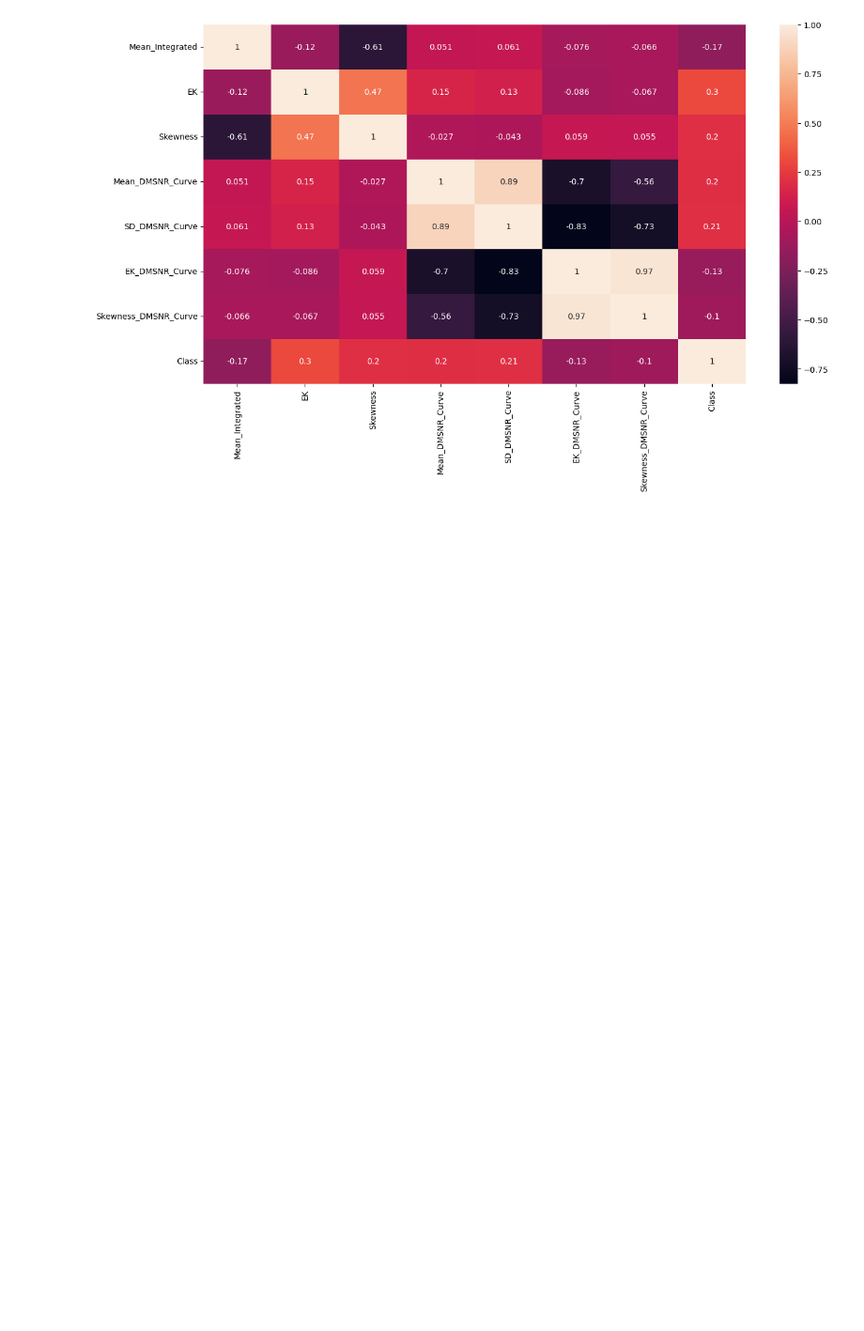
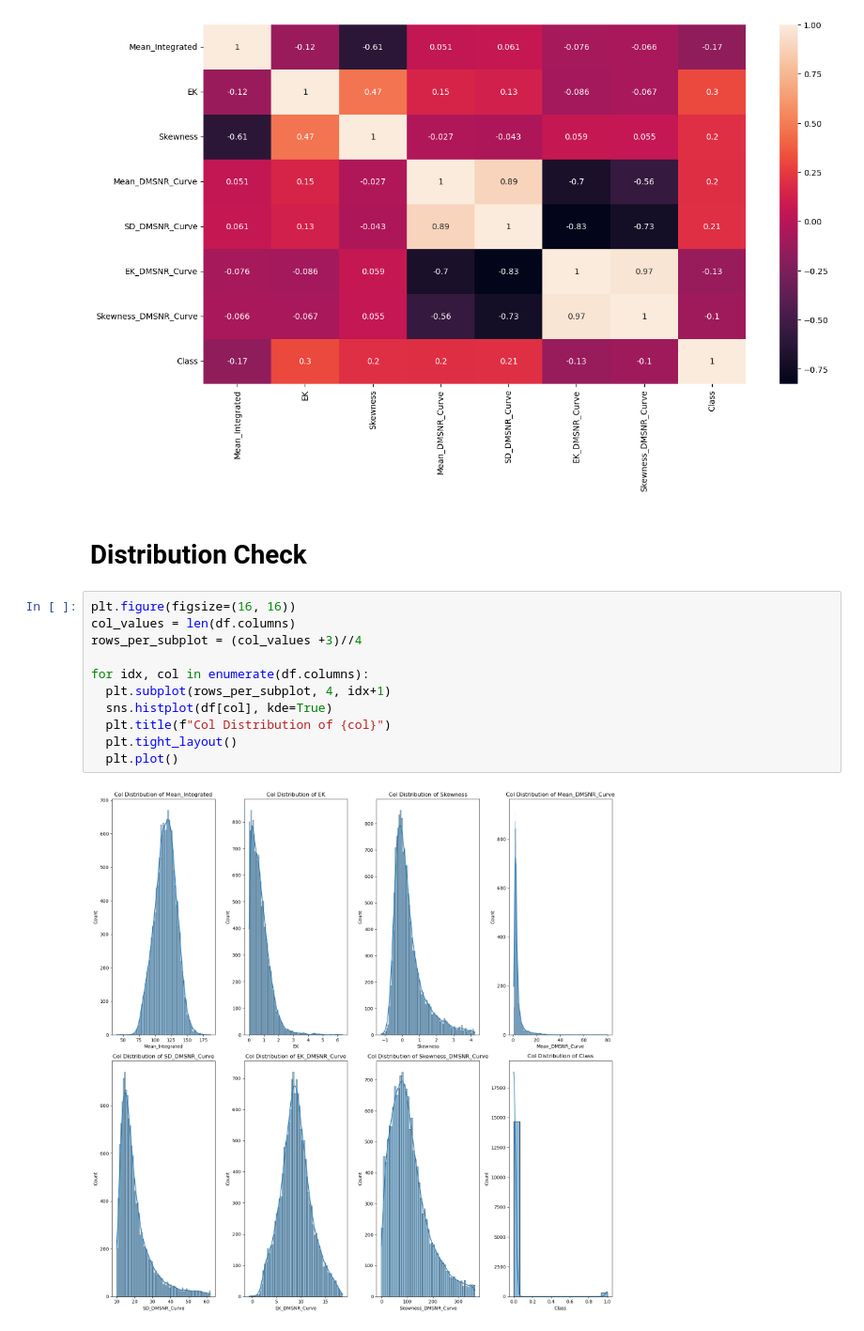
Before and after one commit to MaukanMir/-Pulsar-Classfication-Prediction, a Jupyter notebook: training.ipynb, the cells around one changed output. Shown at 94% size. Saved outputs shown, nothing was run; the diff lists cells and outputs as text; blank space fills up the shorter version.

Commit message:
added new distribution

```diff
--- a/training.ipynb
+++ b/training.ipynb
@@ -163,3 +163,18 @@ sns.heatmap(data=df.corr(), annot=True)
 # %% [output]
 <AxesSubplot:>
 [figure]
+# %% [markdown]
+# Distribution Check
+# %%
+plt.figure(figsize=(16, 16))
+col_values = len(df.columns)
+rows_per_subplot = (col_values +3)//4
+
+for idx, col in enumerate(df.columns):
+  plt.subplot(rows_per_subplot, 4, idx+1)
+  sns.histplot(df[col], kde=True)
+  plt.title(f"Col Distribution of {col}")
+  plt.tight_layout()
+  plt.plot()
+# %% [output]
+[figure, added]
```
Also changed, not shown: parts of 1 cell of this notebook.
